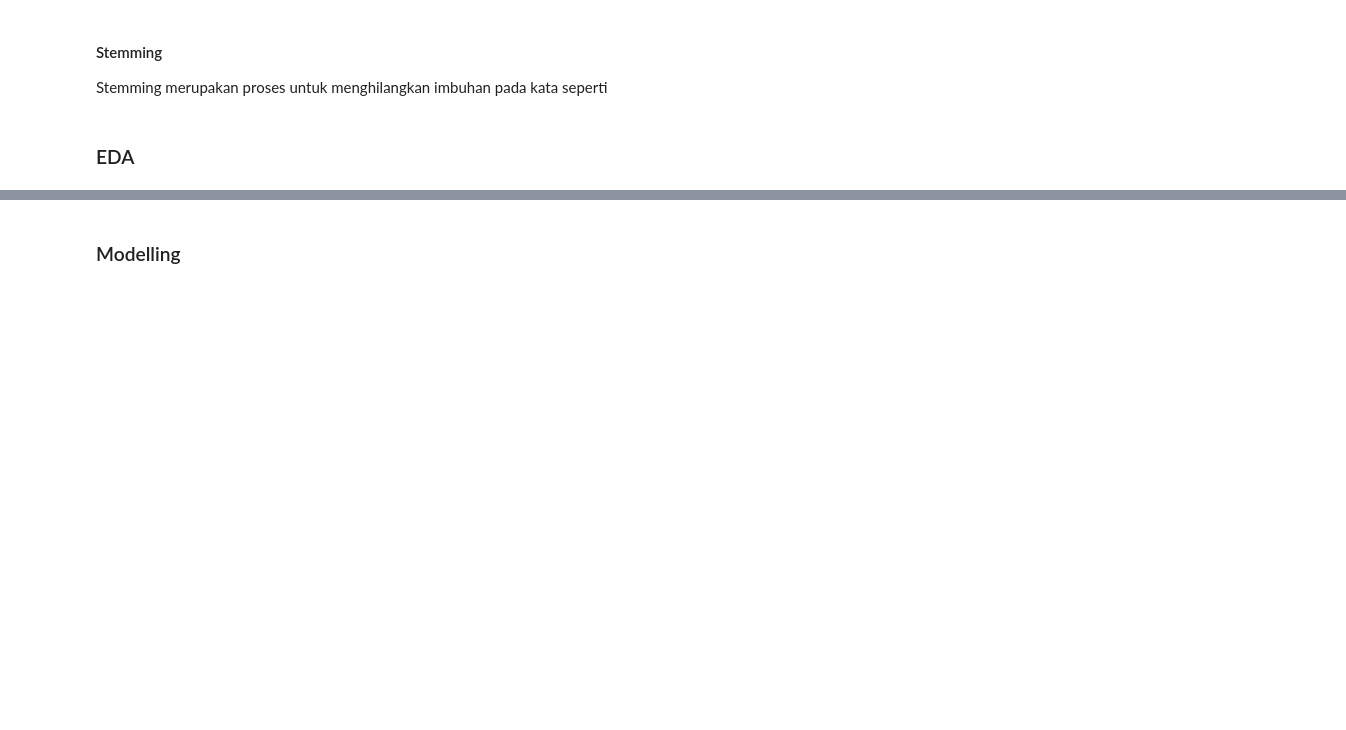
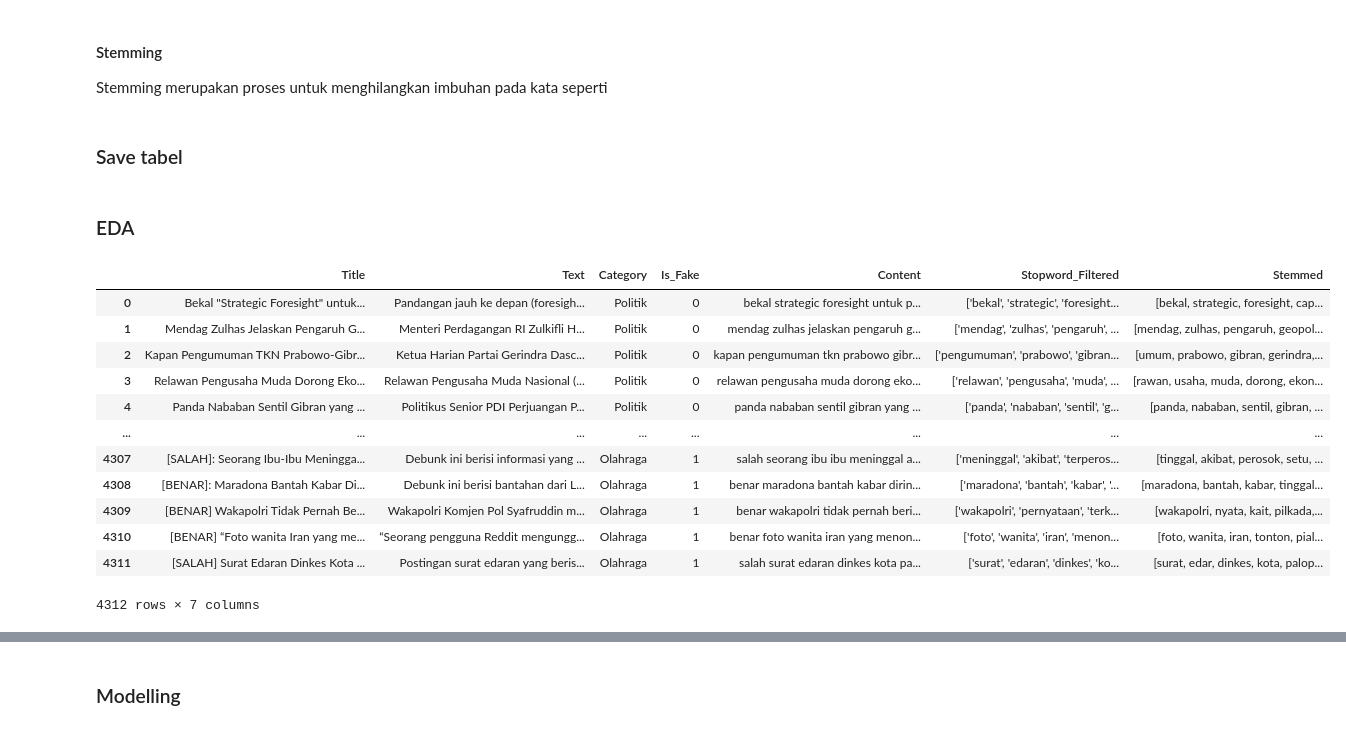
Before and after one commit to 6ill/NLP-Project-Fake-News-Indonesia, a Jupyter notebook: worksheet.ipynb, the cells around one changed output, grey strips where cells are left out. Drawn from its saved outputs; the diff is of its cells as text; code cells hidden in the pictures; blank space fills up the shorter version.

```diff
--- a/worksheet.ipynb
+++ b/worksheet.ipynb
@@ -143,3 +241,5 @@ def stemming(token_list):
 
 
 df_concatenated['Stemmed'] = df_concatenated['Stopword_Filtered'].apply(stemming)
+# %% [markdown]
+### Save tabel
@@ -146,2 +248,19 @@ df_concatenated['Stemmed'] = df_concatenated['Stopword_Filtered'].apply(stemming
 # %% [markdown]
 ### EDA
+# %%
+cleaned_df = pd.read_csv("cleaned.csv", converters={'Stemmed': pd.eval})
+cleaned_df
+# %% [output]
+|  | Title | Text | Category | Is_Fake | Content | Stopword_Filtered | Stemmed |
+| 0 | Bekal "Strategic Foresight" untuk... | Pandangan jauh ke depan (foresigh... | Politik | 0 | bekal strategic foresight untuk p... | ['bekal', 'strategic', 'foresight... | [bekal, strategic, foresight, cap... |
+| 1 | Mendag Zulhas Jelaskan Pengaruh G... | Menteri Perdagangan RI Zulkifli H... | Politik | 0 | mendag zulhas jelaskan pengaruh g... | ['mendag', 'zulhas', 'pengaruh', ... | [mendag, zulhas, pengaruh, geopol... |
+| 2 | Kapan Pengumuman TKN Prabowo-Gibr... | Ketua Harian Partai Gerindra Dasc... | Politik | 0 | kapan pengumuman tkn prabowo gibr... | ['pengumuman', 'prabowo', 'gibran... | [umum, prabowo, gibran, gerindra,... |
+| 3 | Relawan Pengusaha Muda Dorong Eko... | Relawan Pengusaha Muda Nasional (... | Politik | 0 | relawan pengusaha muda dorong eko... | ['relawan', 'pengusaha', 'muda', ... | [rawan, usaha, muda, dorong, ekon... |
+| 4 | Panda Nababan Sentil Gibran yang ... | Politikus Senior PDI Perjuangan P... | Politik | 0 | panda nababan sentil gibran yang ... | ['panda', 'nababan', 'sentil', 'g... | [panda, nababan, sentil, gibran, ... |
+| ... | ... | ... | ... | ... | ... | ... | ... |
+| 4307 | [SALAH]: Seorang Ibu-Ibu Meningga... | Debunk ini berisi informasi yang ... | Olahraga | 1 | salah seorang ibu ibu meninggal a... | ['meninggal', 'akibat', 'terperos... | [tinggal, akibat, perosok, setu, ... |
+| 4308 | [BENAR]: Maradona Bantah Kabar Di... | Debunk ini berisi bantahan dari L... | Olahraga | 1 | benar maradona bantah kabar dirin... | ['maradona', 'bantah', 'kabar', '... | [maradona, bantah, kabar, tinggal... |
+| 4309 | [BENAR] Wakapolri Tidak Pernah Be... | Wakapolri Komjen Pol Syafruddin m... | Olahraga | 1 | benar wakapolri tidak pernah beri... | ['wakapolri', 'pernyataan', 'terk... | [wakapolri, nyata, kait, pilkada,... |
+| 4310 | [BENAR] “Foto wanita Iran yang me... | “Seorang pengguna Reddit mengungg... | Olahraga | 1 | benar foto wanita iran yang menon... | ['foto', 'wanita', 'iran', 'menon... | [foto, wanita, iran, tonton, pial... |
+| 4311 | [SALAH] Surat Edaran Dinkes Kota ... | Postingan surat edaran yang beris... | Olahraga | 1 | salah surat edaran dinkes kota pa... | ['surat', 'edaran', 'dinkes', 'ko... | [surat, edar, dinkes, kota, palop... |
+4312 rows × 7 columns
```
Also changed, not shown: parts of 18 cells of this notebook, 1 other file.
